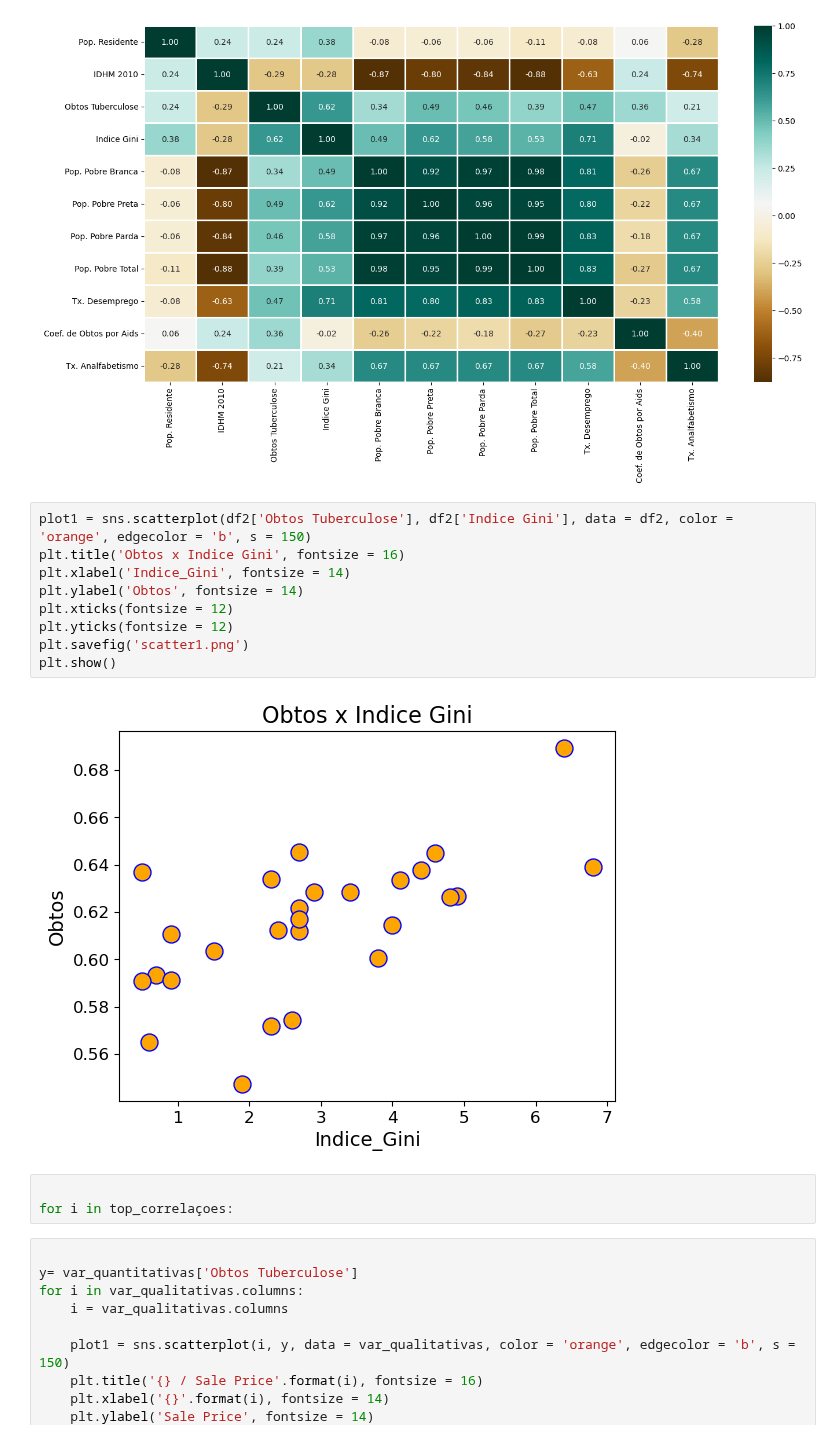
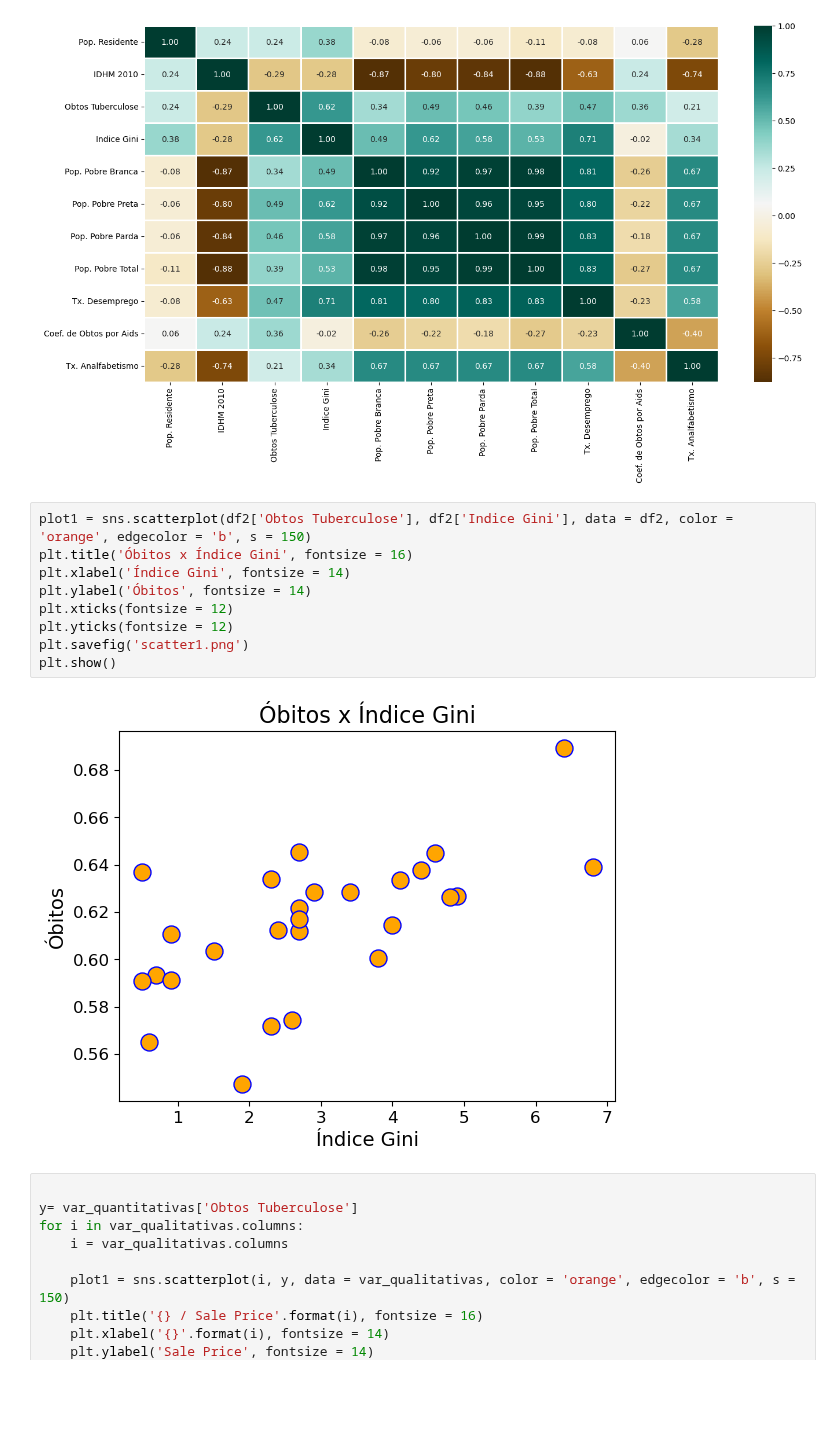
Before and after one commit to carneirogabrielly/Projeto-Microdados, a Jupyter notebook: Novo2.ipynb, the cells around one changed output. Cells and saved outputs as stored; diff of their text form; blank space fills up the shorter version.

```diff
--- a/Novo2.ipynb
+++ b/Novo2.ipynb
@@ -186,18 +186,15 @@ sns.heatmap(var_quantitativas.corr(),
 [figure]
 # %%
 plot1 = sns.scatterplot(df2['Obtos Tuberculose'], df2['Indice Gini'], data = df2, color = 'orange', edgecolor = 'b', s = 150)
-plt.title('Obtos x Indice Gini', fontsize = 16)
-plt.xlabel('Indice_Gini', fontsize = 14)
-plt.ylabel('Obtos', fontsize = 14)
+plt.title('Óbitos x Índice Gini', fontsize = 16)
+plt.xlabel('Índice Gini', fontsize = 14)
+plt.ylabel('Óbitos', fontsize = 14)
 plt.xticks(fontsize = 12)
 plt.yticks(fontsize = 12)
 plt.savefig('scatter1.png')
 plt.show()
 # %% [output]
-[figure, old version]
+[figure, new version]
-# %%
-
-for i in top_correlaçoes:
 # %%
 
 y= var_quantitativas['Obtos Tuberculose']
```
Also changed, not shown: 6 other files.
